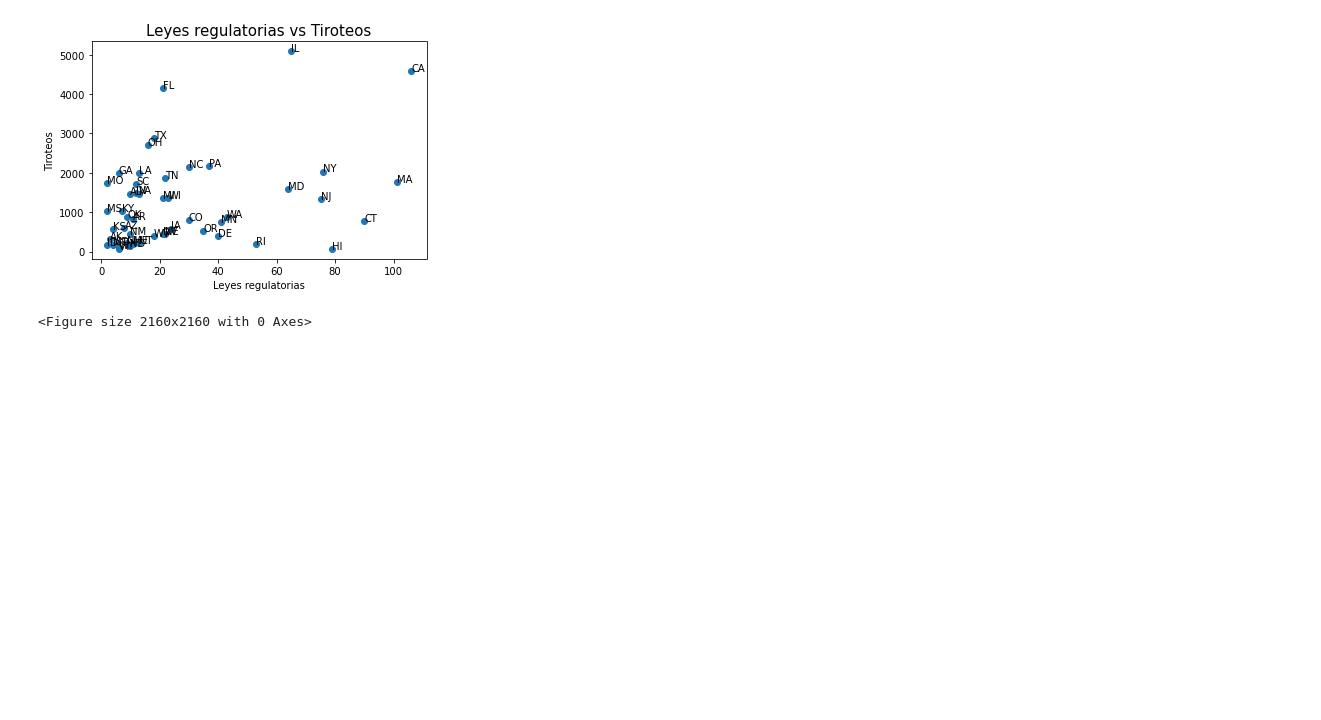
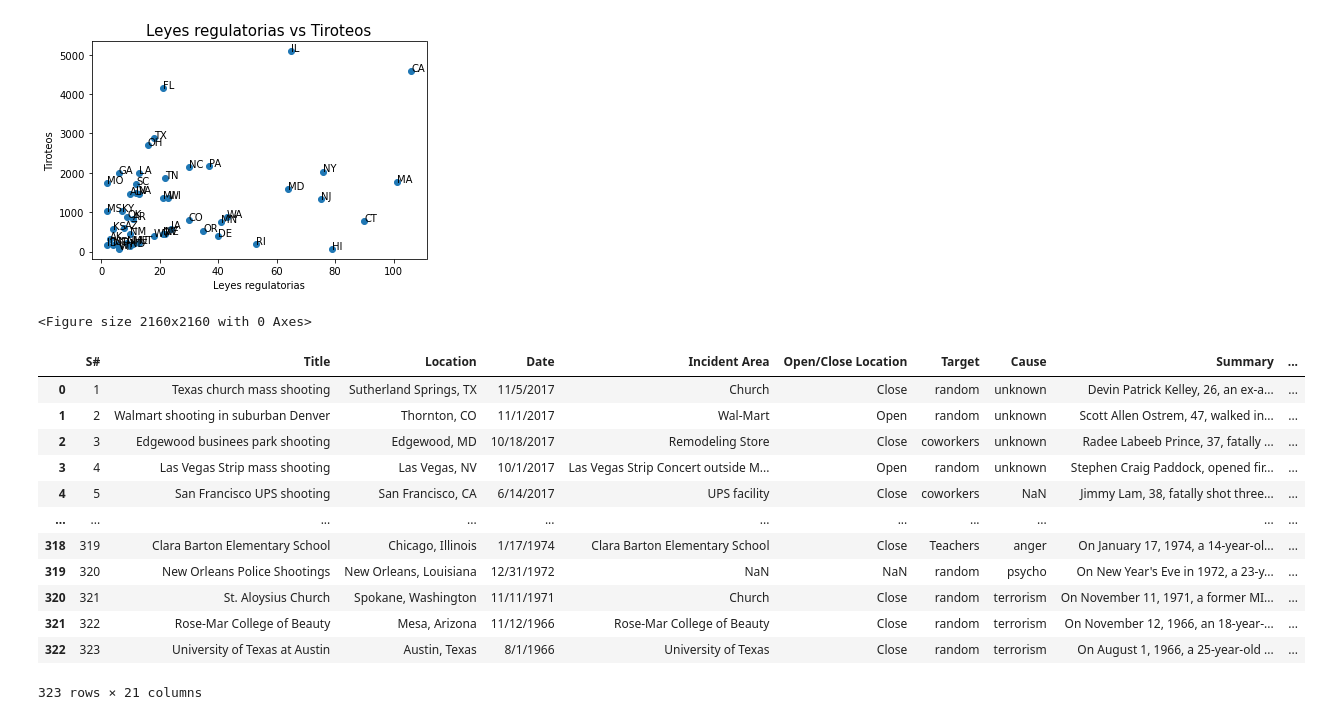
Before and after one commit to panxolopez/proyecto_mineria, a Jupyter notebook: proyecto.ipynb, the cells around one changed output. Drawn from its saved outputs; the diff is of its cells as text; code cells hidden in the pictures; blank space fills up the shorter version.

```diff
--- a/proyecto.ipynb
+++ b/proyecto.ipynb
@@ -289,6 +289,23 @@ fig.set_figwidth(30)
 # %% [output]
 [figure]
 <Figure size 2160x2160 with 0 Axes>
+# %%
+df_shooting1=pd.read_csv('Mass_Shootings_Dataset_Ver5.csv', encoding= 'unicode_escape')
+df_shooting1
+# %% [output]
+|  | S# | Title | Location | Date | Incident Area | Open/Close Location | Target | Cause | Summary | ... |
+| 0 | 1 | Texas church mass shooting | Sutherland Springs, TX | 11/5/2017 | Church | Close | random | unknown | Devin Patrick Kelley, 26, an ex-a... | ... |
+| 1 | 2 | Walmart shooting in suburban Denver | Thornton, CO | 11/1/2017 | Wal-Mart | Open | random | unknown | Scott Allen Ostrem, 47, walked in... | ... |
+| 2 | 3 | Edgewood businees park shooting | Edgewood, MD | 10/18/2017 | Remodeling Store | Close | coworkers | unknown | Radee Labeeb Prince, 37, fatally ... | ... |
+| 3 | 4 | Las Vegas Strip mass shooting | Las Vegas, NV | 10/1/2017 | Las Vegas Strip Concert outside M... | Open | random | unknown | Stephen Craig Paddock, opened fir... | ... |
+| 4 | 5 | San Francisco UPS shooting | San Francisco, CA | 6/14/2017 | UPS facility | Close | coworkers | NaN | Jimmy Lam, 38, fatally shot three... | ... |
+| ... | ... | ... | ... | ... | ... | ... | ... | ... | ... | ... |
+| 318 | 319 | Clara Barton Elementary School | Chicago, Illinois | 1/17/1974 | Clara Barton Elementary School | Close | Teachers | anger | On January 17, 1974, a 14-year-ol... | ... |
+| 319 | 320 | New Orleans Police Shootings | New Orleans, Louisiana | 12/31/1972 | NaN | NaN | random | psycho | On New Year's Eve in 1972, a 23-y... | ... |
+| 320 | 321 | St. Aloysius Church | Spokane, Washington | 11/11/1971 | Church | Close | random | terrorism | On November 11, 1971, a former MI... | ... |
+| 321 | 322 | Rose-Mar College of Beauty | Mesa, Arizona | 11/12/1966 | Rose-Mar College of Beauty | Close | random | terrorism | On November 12, 1966, an 18-year-... | ... |
+| 322 | 323 | University of Texas at Austin | Austin, Texas | 8/1/1966 | University of Texas | Close | random | terrorism | On August 1, 1966, a 25-year-old ... | ... |
+323 rows × 21 columns
 # %%
 ###Ver como relacionar la salud mental
 ##'Mass_shooting_data.csv' no tiene salud mental
```
Also changed, not shown: parts of 1 cell of this notebook.
